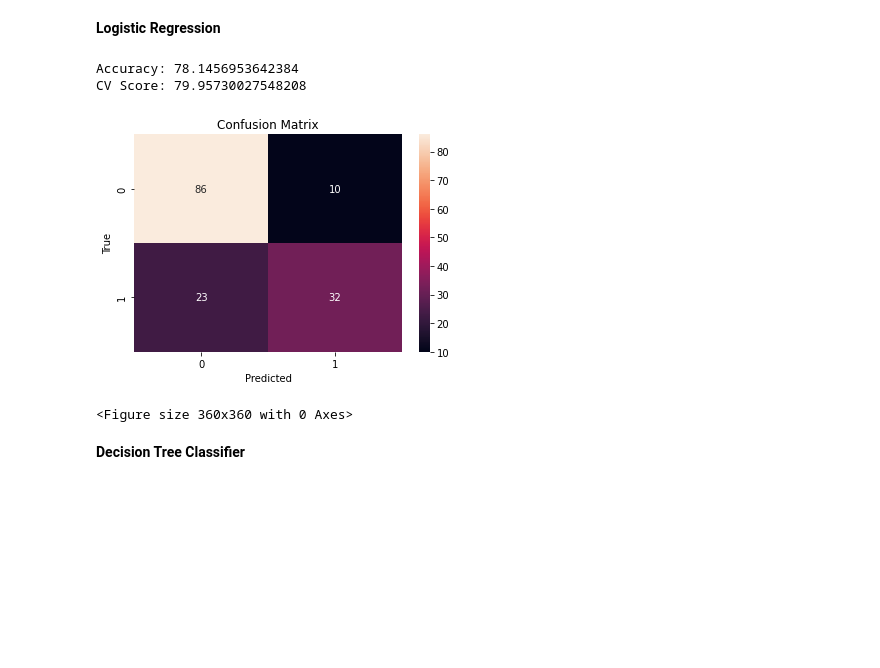
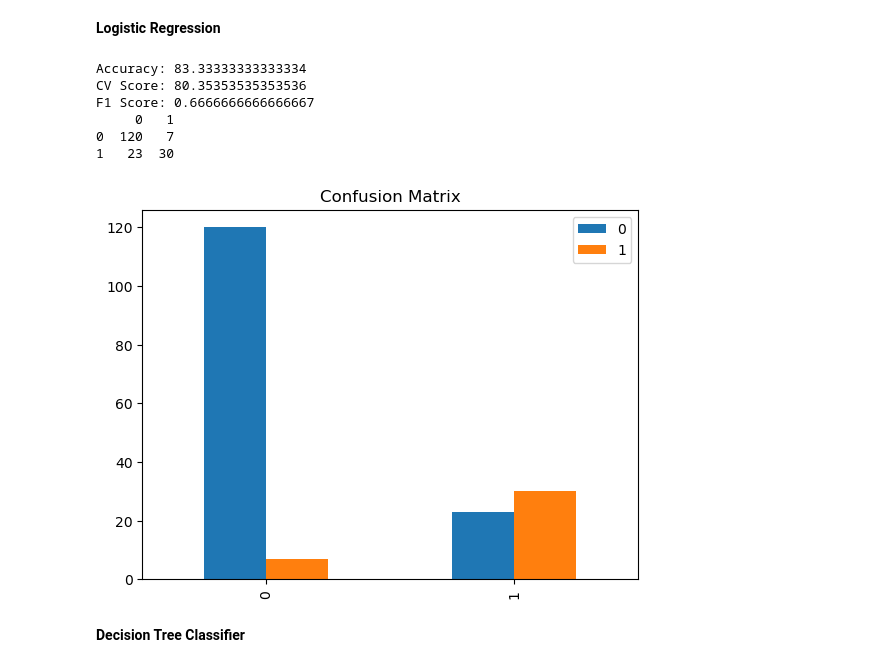
Before and after one commit to arielya10/Wine-Ranking-Prediction, a Jupyter notebook: Wine Ranking Prediction.ipynb, the cells around one changed output. Saved outputs shown, nothing was run; the diff lists cells and outputs as text; code cells hidden in the pictures; blank space fills up the shorter version.

```diff
--- a/Wine Ranking Prediction.ipynb
+++ b/Wine Ranking Prediction.ipynb
@@ -327,7 +327,9 @@ from sklearn.feature_extraction.text import TfidfVectorizer
 X = df.drop(columns=['rating','product_name','varietal','origin','reviews'])
 vectorizer = TfidfVectorizer()
 reviews = vectorizer.fit_transform(df['reviews'])
-X = np.concatenate((reviews.toarray(), X), axis=1)
+varietal_dummies = pd.get_dummies(df['varietal'])
+origin_dummies = pd.get_dummies(df['origin'])
+X = np.concatenate((X, varietal_dummies, origin_dummies), axis=1)
 y = df['rating']
 x_train, x_test, y_train, y_test = train_test_split(X, y, test_size=0.25, random_state=42)
 # %% [markdown]
@@ -434,7 +436,7 @@ Text(0.5, 1.0, 'Quality of Wine')
 **Convert the values in the quality column of the DataFrame to numerical values**
 # %%
 df = df.dropna(subset=['quality'])
-df.loc[:, 'quality'] = df['quality'].replace({'high': 1, 'poor': 0})
-df.loc[:, 'quality'] = df['quality'].astype(int)
+df['quality'] = df['quality'].replace({'high': 1, 'poor': 0})
+df['quality'] = df['quality'].astype(int)
 df
 # %% [output]
@@ -462,29 +459,31 @@ See the caveats in the documentation: https://pandas.pydata.org/pandas-docs/stab
 X = df.drop(columns=['rating','product_name','varietal','origin','quality', 'reviews'])
 vectorizer = TfidfVectorizer()
 reviews = vectorizer.fit_transform(df['reviews'])
-X = np.concatenate((reviews.toarray(), X), axis=1)
+varietal_dummies = pd.get_dummies(df['varietal'])
+origin_dummies = pd.get_dummies(df['origin'])
+X = np.concatenate((X, varietal_dummies, origin_dummies), axis=1)
 y = df['quality']
 x_train, x_test, y_train, y_test = train_test_split(X, y, test_size=0.25, random_state=42)
 # %% [markdown]
 **Classify function takes a model, a set of training data (x_train and y_train), and a set of test data (x_test and y_test) as input, and it performs several tasks related to evaluating the performance of the model**
 # %%
+from sklearn.metrics import f1_score
 def classify(model, x_train, x_test, y_train, y_test):
     # train the model
     model.fit(x_train, y_train)
     accuracy = model.score(x_test, y_test)
     print("Accuracy:", accuracy * 100)
     y_pred = model.predict(x_test)
-
+    f1 = f1_score(y_test, y_pred)
     # cross-validation
     score = cross_val_score(model, X, y, cv=5)
     print("CV Score:", np.mean(score)*100)
+    print("F1 Score:", f1)
     matrix = confusion_matrix(y_test, y_pred)
     matrix = pd.DataFrame(matrix, columns=['0', '1'])
-    sns.heatmap(matrix, annot=True, fmt='d')
-    plt.xlabel('Predicted')
-    plt.ylabel('True')
+    print(matrix)
+    matrix.plot(kind='bar')
     plt.title('Confusion Matrix')
-    plt.figure(figsize=(5,5))
     plt.show()
 
     return model, y_pred, accuracy
@@ -498,15 +497,18 @@ models_accuracies = []
 **Logistic Regression**
 # %%
 from sklearn.linear_model import LogisticRegression
-logistic_regression = LogisticRegression(max_iter=500)
+logistic_regression = LogisticRegression(max_iter=1500)
 trained_model, y_pred_lr , accuracy_lr = classify(logistic_regression, x_train, x_test, y_train, y_test)
 models.append(trained_model)
 models_accuracies.append(accuracy_lr)
 # %% [output]
-Accuracy: 78.1456953642384
-CV Score: 79.95730027548208
+Accuracy: 83.33333333333334
+CV Score: 80.35353535353536
+F1 Score: 0.6666666666666667
+     0   1
+0  120   7
+1   23  30
-[figure, old version]
+[figure, new version]
-<Figure size 360x360 with 0 Axes>
 # %% [markdown]
 **Decision Tree Classifier**
 # %%
```
Also changed, not shown: parts of 33 cells of this notebook, 2 other files.
